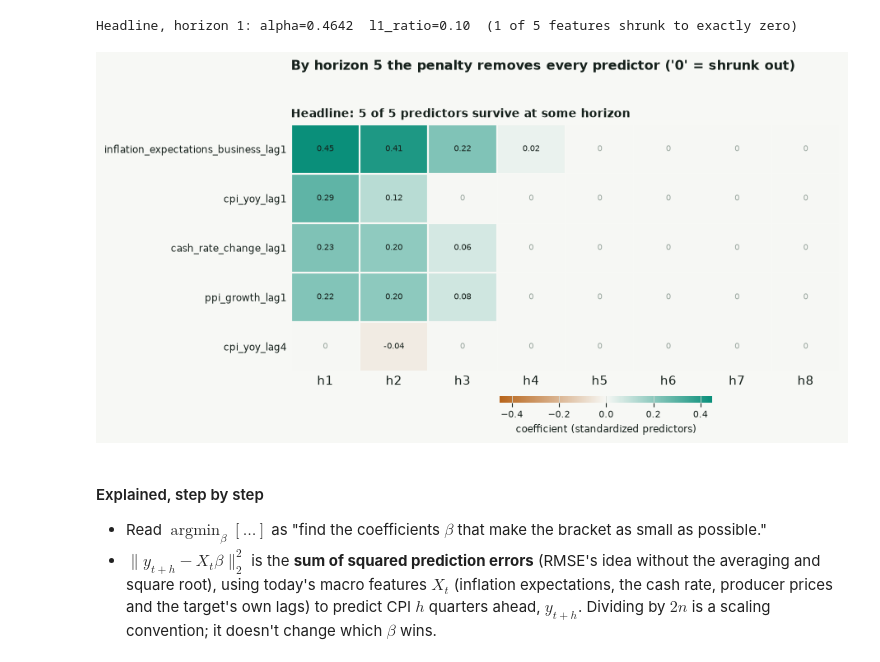
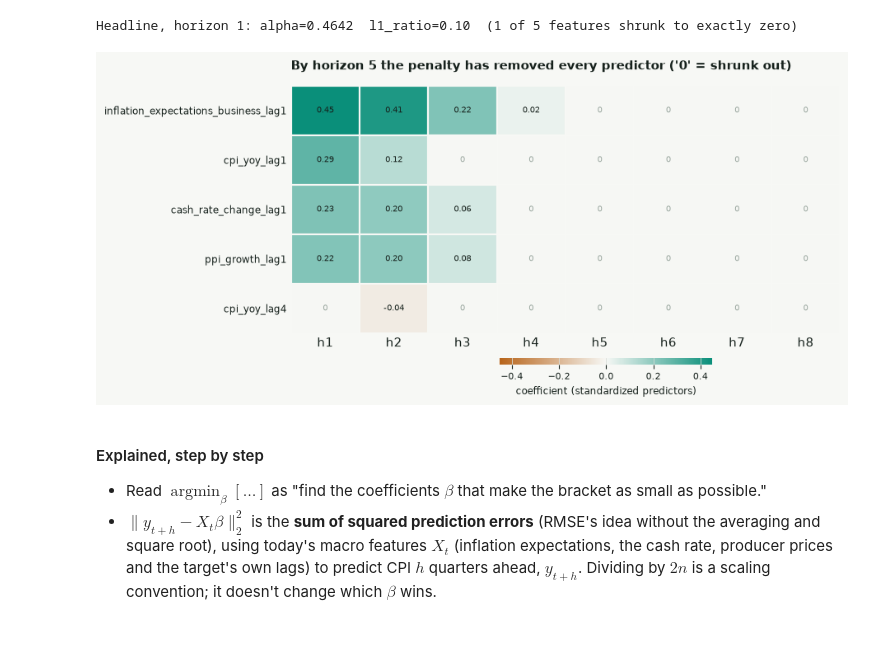
Before and after one commit to JuanVu1810/Australian-CPI-Forecast, a Jupyter notebook: book/australian_cpi_forecasting/04_modeling/42_elastic_net.ipynb, the cells around one changed output. Saved outputs shown, nothing was run; the diff lists cells and outputs as text; code cells hidden in the pictures; blank space fills up the shorter version.

Commit message:
Declutter book charts: wrap long titles, move legends off the data, fix label collisions

```diff
--- a/book/australian_cpi_forecasting/04_modeling/42_elastic_net.ipynb
+++ b/book/australian_cpi_forecasting/04_modeling/42_elastic_net.ipynb
@@ -69,40 +69,35 @@ vmax = max(w.abs().to_numpy().max() for w in frames.values())
 heights = [max(len(w[(w != 0).any(axis=1)]), 1) for w in frames.values()]
 fig, axes = plt.subplots(len(frames), 1, figsize=(8.6, 0.4 * sum(heights) + 2.0), gridspec_kw={"height_ratios": heights}, squeeze=False)
 axes = axes[:, 0]
 for ax, (label, wide) in zip(axes, frames.items()):
     kept = wide[(wide != 0).any(axis=1)]
     dropped = [f for f in wide.index if f not in kept.index]
     ax.imshow(kept.to_numpy(), cmap=DIVERGING, vmin=-vmax, vmax=vmax, aspect="auto")
     for (i, j), v in np.ndenumerate(kept.to_numpy()):
         if v == 0:
             ax.text(j, i, "0", ha="center", va="center", fontsize=7.5, color=MUTED)
         else:
             ax.text(j, i, f"{v:.2f}", ha="center", va="center", fontsize=7.5, color=INK)
     ax.set_xticks(range(kept.shape[1]), [f"h{h}" for h in kept.columns])
     ax.set_yticks(range(len(kept)), [SHORT.get(f, f) for f in kept.index], fontsize=8.3)
     ax.set_xticks(np.arange(-0.5, kept.shape[1]), minor=True)
     ax.set_yticks(np.arange(-0.5, len(kept)), minor=True)
     ax.grid(which="minor", color=PAPER, linewidth=1.6)
     ax.grid(which="major", visible=False)
     ax.tick_params(which="both", length=0)
     for spine in ax.spines.values():
         spine.set_visible(False)
-    n_zero_all = len(dropped)
-    ax.set_title(f"{label}: {len(kept)} of {len(wide)} predictors survive at some horizon"
-                 + (f" (never used: {n_zero_all})" if n_zero_all else ""),
-                 loc="left", fontsize=10, fontweight="bold")
 sm = plt.cm.ScalarMappable(cmap=DIVERGING, norm=plt.Normalize(-vmax, vmax))
 fig.subplots_adjust(hspace=0.42, bottom=0.13)
 cb = fig.colorbar(sm, cax=fig.add_axes([0.42, 0.035, 0.3, 0.02]), orientation="horizontal")
 cb.set_label("coefficient (standardized predictors)", fontsize=8.5)
 cb.outline.set_visible(False)
 cb.ax.tick_params(labelsize=8)
-axes[0].text(0, 1.22, "By horizon 5 the penalty removes every predictor ('0' = shrunk out)", transform=axes[0].transAxes,
-             fontsize=11.5, fontweight="bold")
+axes[0].set_title("By horizon 5 the penalty has removed every predictor ('0' = shrunk out)", loc="left", fontsize=11, fontweight="bold", pad=14)
 plt.show()
 # %% [output]
 Headline, horizon 1: alpha=0.4642  l1_ratio=0.10  (1 of 5 features shrunk to exactly zero)
-[figure, old version]
+[figure, new version]
 # %% [markdown]
 #### Explained, step by step
 
```
Also changed, not shown: 11 other files.
